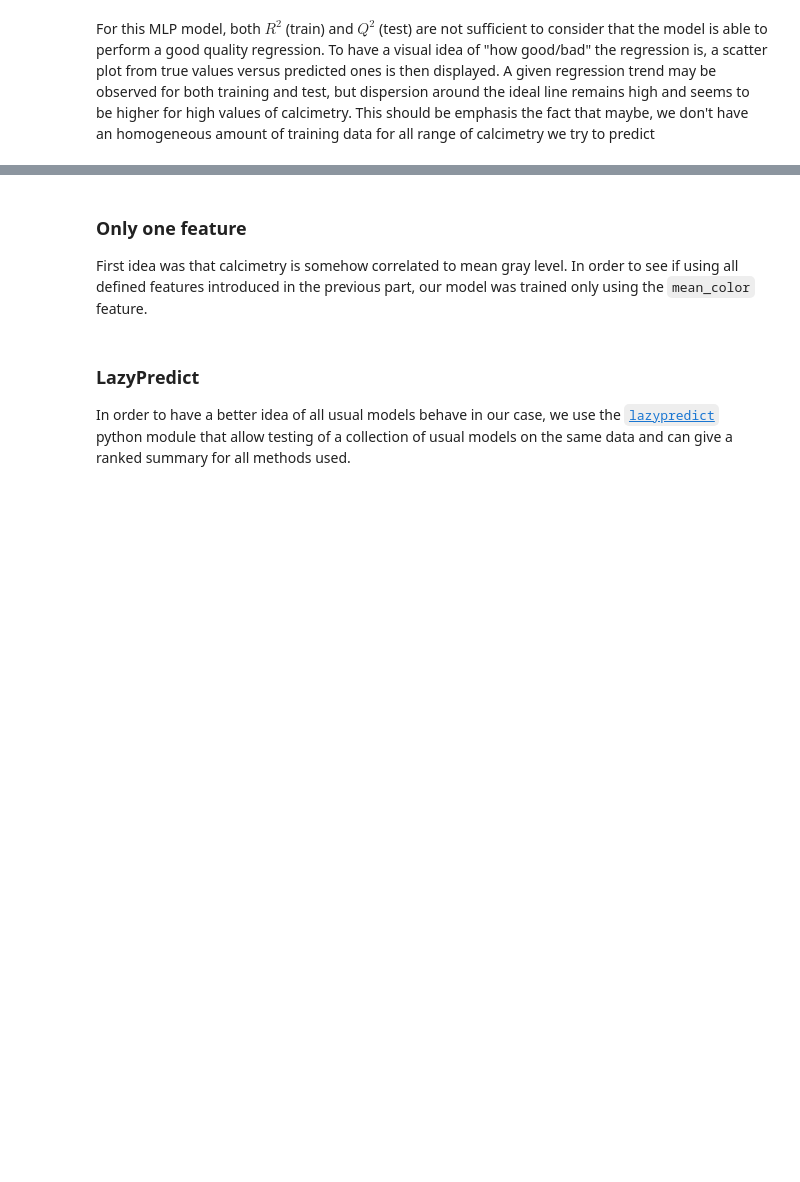
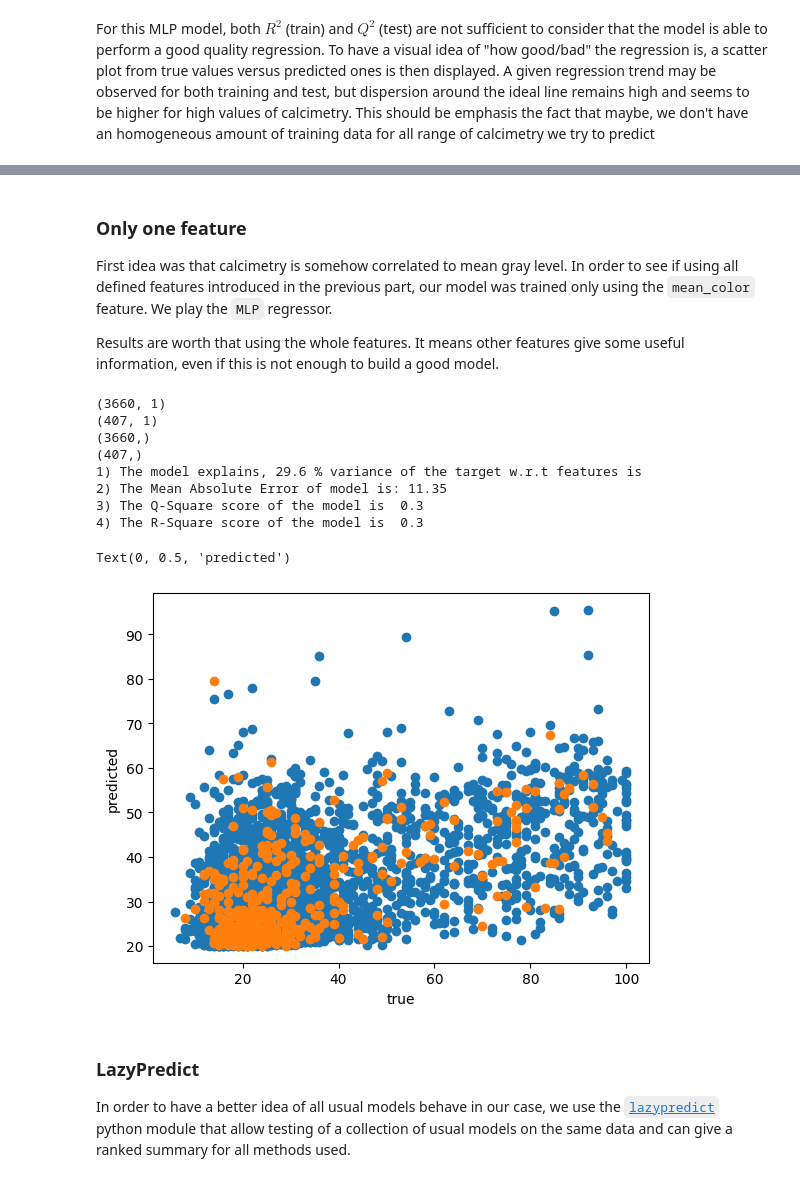
Before and after one commit to zwergon/calcimetry, a Jupyter notebook: notebooks/regression.ipynb, the cells around one changed output, grey strips where cells are left out. Drawn from its saved outputs; the diff is of its cells as text; code cells hidden in the pictures; blank space fills up the shorter version.

```diff
--- a/notebooks/regression.ipynb
+++ b/notebooks/regression.ipynb
@@ -298,7 +301,42 @@ Text(0, 0.5, 'predicted')
 # %% [markdown]
 ### Only one feature
 
-First idea was that calcimetry is somehow correlated to mean gray level. In order to see if using all defined features introduced in the previous part, our model was trained only using the `mean_color` feature.
+First idea was that calcimetry is somehow correlated to mean gray level. In order to see if using all defined features introduced in the previous part, our model was trained only using the `mean_color` feature. We play the `MLP` regressor.
+
+Results are worth that using the whole features. It means other features give some useful information, even if this is not enough to build a good model.
+# %%
+x_mean = normalized_df[['mean_color']]
+
+train_mean_x, test_mean_x, train_y, test_y = train_test_split(x_mean,y,test_size=0.10,random_state=123)
+print(train_mean_x.shape)
+print(test_mean_x.shape)
+print(train_y.shape)
+print(test_y.shape)
+
+lm_one = get_model('mlp')
+lm_one.fit(train_mean_x, train_y)
+y_test_predicted = lm_one.predict(test_mean_x)
+y_train_predicted = lm_one.predict(train_mean_x)
+from sklearn import metrics as mt
+print("1) The model explains,", np.round(mt.explained_variance_score(test_y,y_test_predicted)*100,2),"% variance of the target w.r.t features is")
+print("2) The Mean Absolute Error of model is:", np.round(mt.mean_absolute_error(test_y,y_test_predicted ),2))
+print("3) The Q-Square score of the model is " , np.round(mt.r2_score(test_y,y_test_predicted),2))
+print("4) The R-Square score of the model is " , np.round(mt.r2_score(train_y,y_train_predicted),2))
+plt.scatter(train_y, y_train_predicted)
+plt.scatter(test_y, y_test_predicted)
+plt.xlabel('true')
+plt.ylabel('predicted')
+# %% [output]
+(3660, 1)
+(407, 1)
+(3660,)
+(407,)
+1) The model explains, 29.6 % variance of the target w.r.t features is
+2) The Mean Absolute Error of model is: 11.35
+3) The Q-Square score of the model is  0.3
+4) The R-Square score of the model is  0.3
+Text(0, 0.5, 'predicted')
+[figure, added]
 # %% [markdown]
 ### LazyPredict
 In order to have a better idea of all usual models behave in our case, we use the [`lazypredict`](https://pypi.org/project/lazypredict/) python module that allow testing of a collection of usual models on the same data and can give a ranked summary for all methods used.
```
Also changed, not shown: parts of 6 cells of this notebook.
